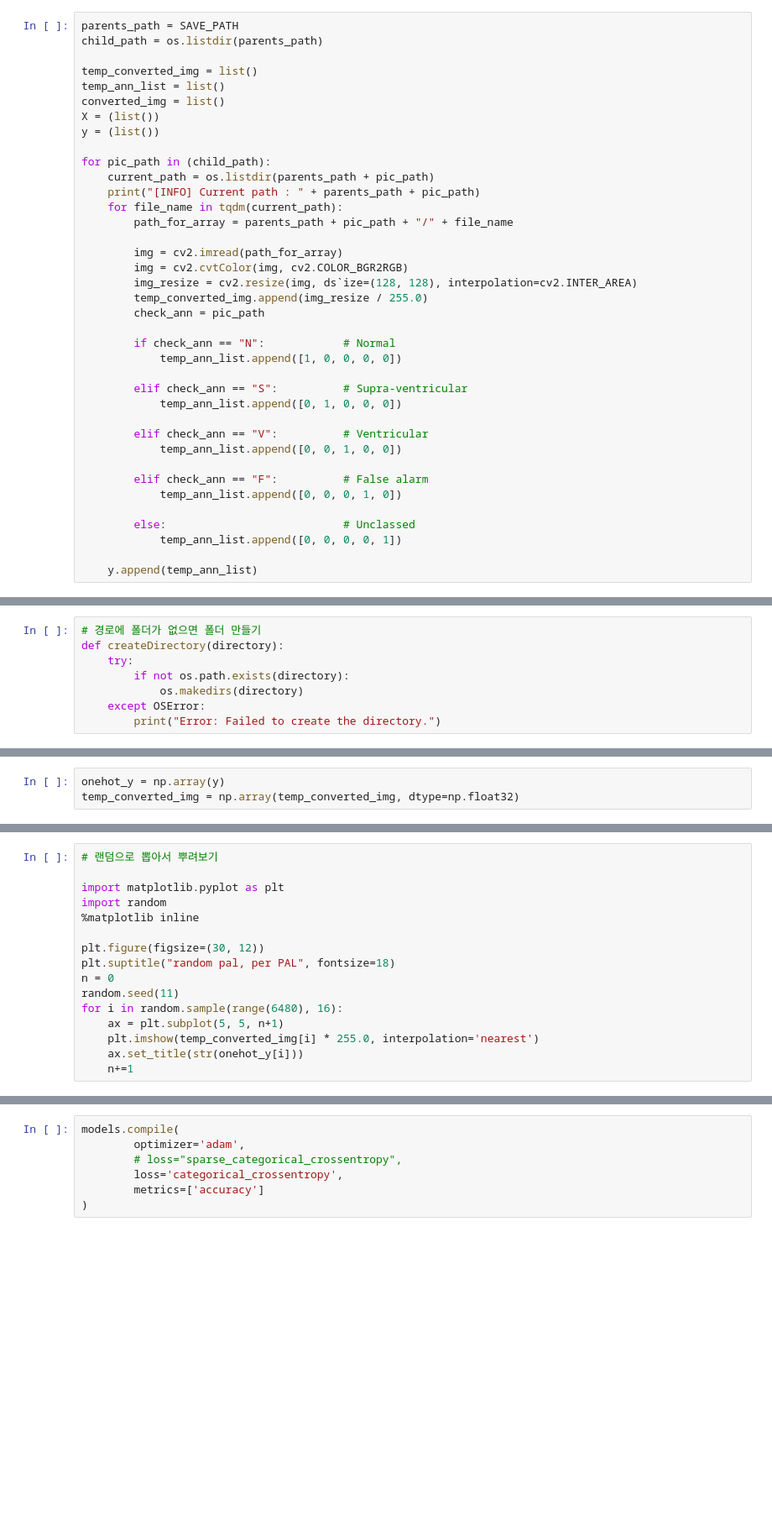
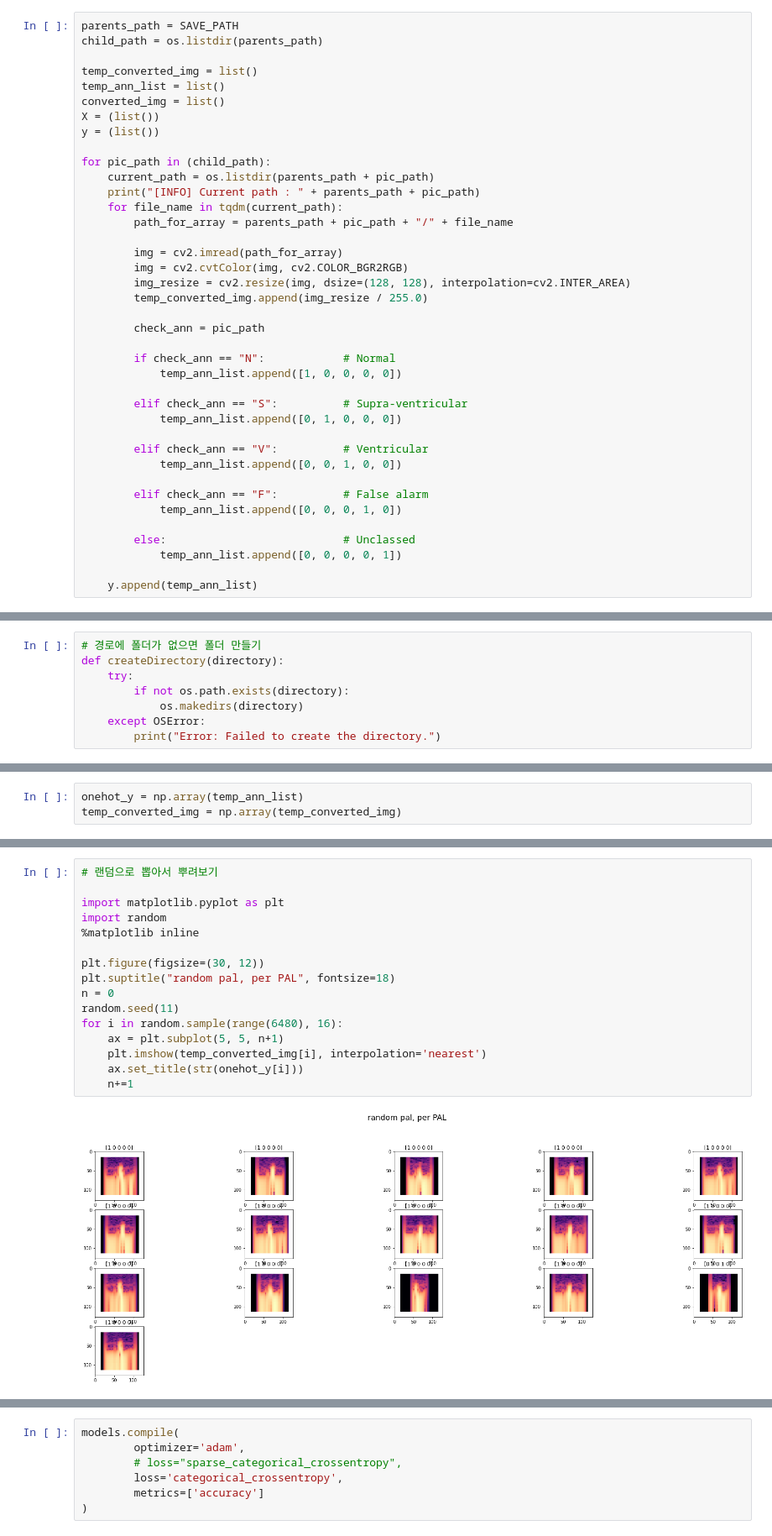
Before and after one commit to insung3511/spectrogram_ecg_cnn, a Jupyter notebook: tf_sp_model.ipynb, the cells around one changed output, grey strips where cells are left out. Shown at 84% size. Drawn from its saved outputs; the diff is of its cells as text; blank space fills up the shorter version.

```diff
--- a/tf_sp_model.ipynb
+++ b/tf_sp_model.ipynb
@@ -41,8 +41,9 @@ for pic_path in (child_path):
 
         img = cv2.imread(path_for_array)
         img = cv2.cvtColor(img, cv2.COLOR_BGR2RGB)
-        img_resize = cv2.resize(img, ds`ize=(128, 128), interpolation=cv2.INTER_AREA)
+        img_resize = cv2.resize(img, dsize=(128, 128), interpolation=cv2.INTER_AREA)
         temp_converted_img.append(img_resize / 255.0)
+
         check_ann = pic_path
 
         if check_ann == "N":            # Normal
@@ -130,6 +77,6 @@ def createDirectory(directory):
 # %%
-onehot_y = np.array(y)
-temp_converted_img = np.array(temp_converted_img, dtype=np.float32)
+onehot_y = np.array(temp_ann_list)
+temp_converted_img = np.array(temp_converted_img)
 # %%
 X_train, X_test, y_train, y_test = train_test_split(temp_converted_img, onehot_y, test_size=0.33, random_state=42, shuffle=True)
 X_test, X_val, y_test, y_val = train_test_split(X_test, y_test, test_size=0.33, random_state=42, shuffle=True)
@@ -142,17 +94,19 @@ ValueError: Found input variables with inconsistent numbers of samples: [105242,
 # %%
 # 랜덤으로 뽑아서 뿌려보기
 
 import matplotlib.pyplot as plt
 import random
 %matplotlib inline
 
 plt.figure(figsize=(30, 12))
 plt.suptitle("random pal, per PAL", fontsize=18)
 n = 0
 random.seed(11)
 for i in random.sample(range(6480), 16):
     ax = plt.subplot(5, 5, n+1)
-    plt.imshow(temp_converted_img[i] * 255.0, interpolation='nearest')
+    plt.imshow(temp_converted_img[i], interpolation='nearest')
     ax.set_title(str(onehot_y[i]))
     n+=1
+# %% [output]
+[figure, added]
 # %%
```
Also changed, not shown: parts of 10 cells of this notebook, 1 other file.
